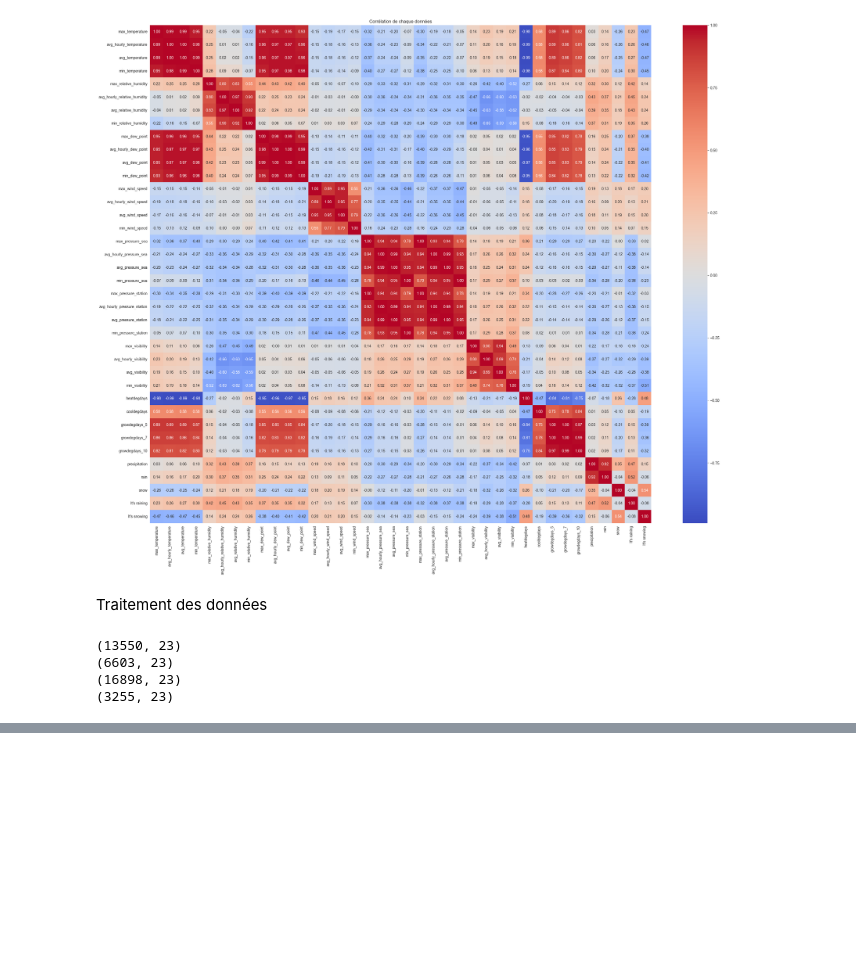
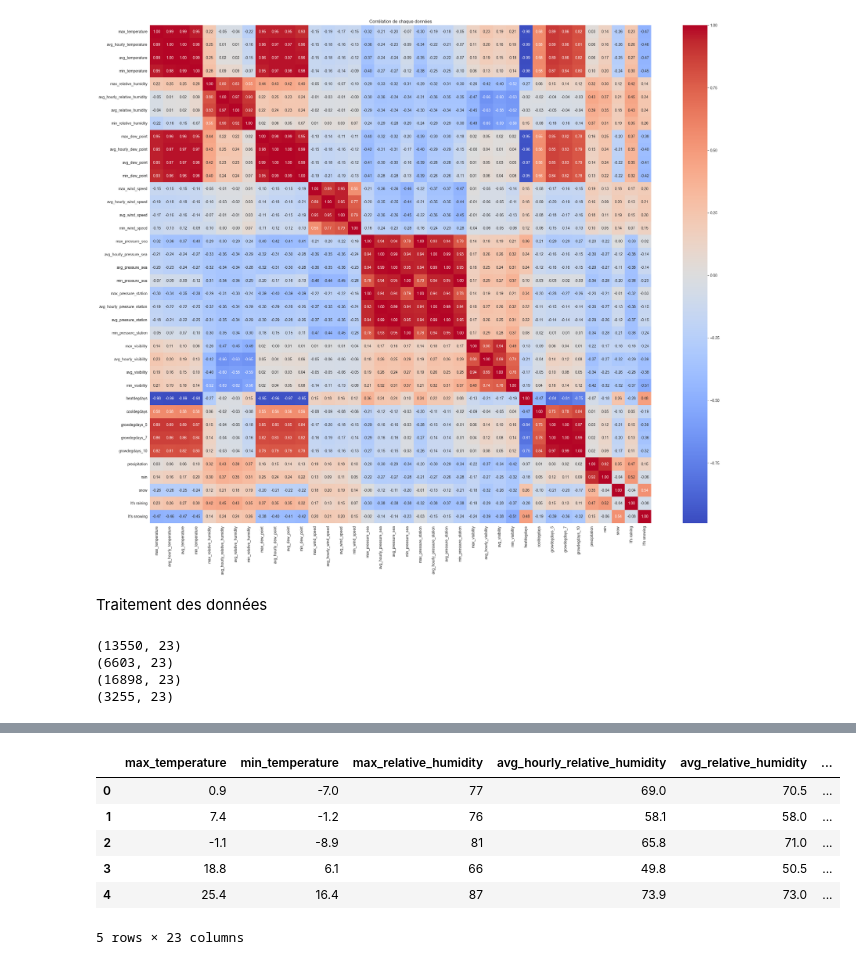
Before and after one commit to MohamedAmineAllet/KAFFKA-ON-THE-MOON, a Jupyter notebook: MachinesIntelligentes/1VersionPDredicteurMeteo.ipynb, the cells around one changed output, grey strips where cells are left out. Saved outputs shown, nothing was run; the diff lists cells and outputs as text; code cells hidden in the pictures; blank space fills up the shorter version.

```diff
--- a/MachinesIntelligentes/1VersionPDredicteurMeteo.ipynb
+++ b/MachinesIntelligentes/1VersionPDredicteurMeteo.ipynb
@@ -270,0 +282,13 @@ base_donnees_diminuee_neige = pd.concat([base_donnees_minoritaire_neige_diminuee
+# %%
+#Mélanger mes données pour pas que mon modèle n'ai d'ordre en mémoire.
+base_donnees_diminuee_pluie = base_donnees_diminuee_pluie.sample(frac=1,random_state=42).reset_index(drop=True)
+base_donnees_diminuee_neige = base_donnees_diminuee_neige.sample(frac=1,random_state=1).reset_index(drop=True)
+base_donnees_diminuee_pluie.head()
+# %% [output]
+|  | max_temperature | min_temperature | max_relative_humidity | avg_hourly_relative_humidity | avg_relative_humidity | ... |
+| 0 | 0.9 | -7.0 | 77 | 69.0 | 70.5 | ... |
+| 1 | 7.4 | -1.2 | 76 | 58.1 | 58.0 | ... |
+| 2 | -1.1 | -8.9 | 81 | 65.8 | 71.0 | ... |
+| 3 | 18.8 | 6.1 | 66 | 49.8 | 50.5 | ... |
+| 4 | 25.4 | 16.4 | 87 | 73.9 | 73.0 | ... |
+5 rows × 23 columns
```
Also changed, not shown: parts of 1 cell of this notebook, 1 other file.
